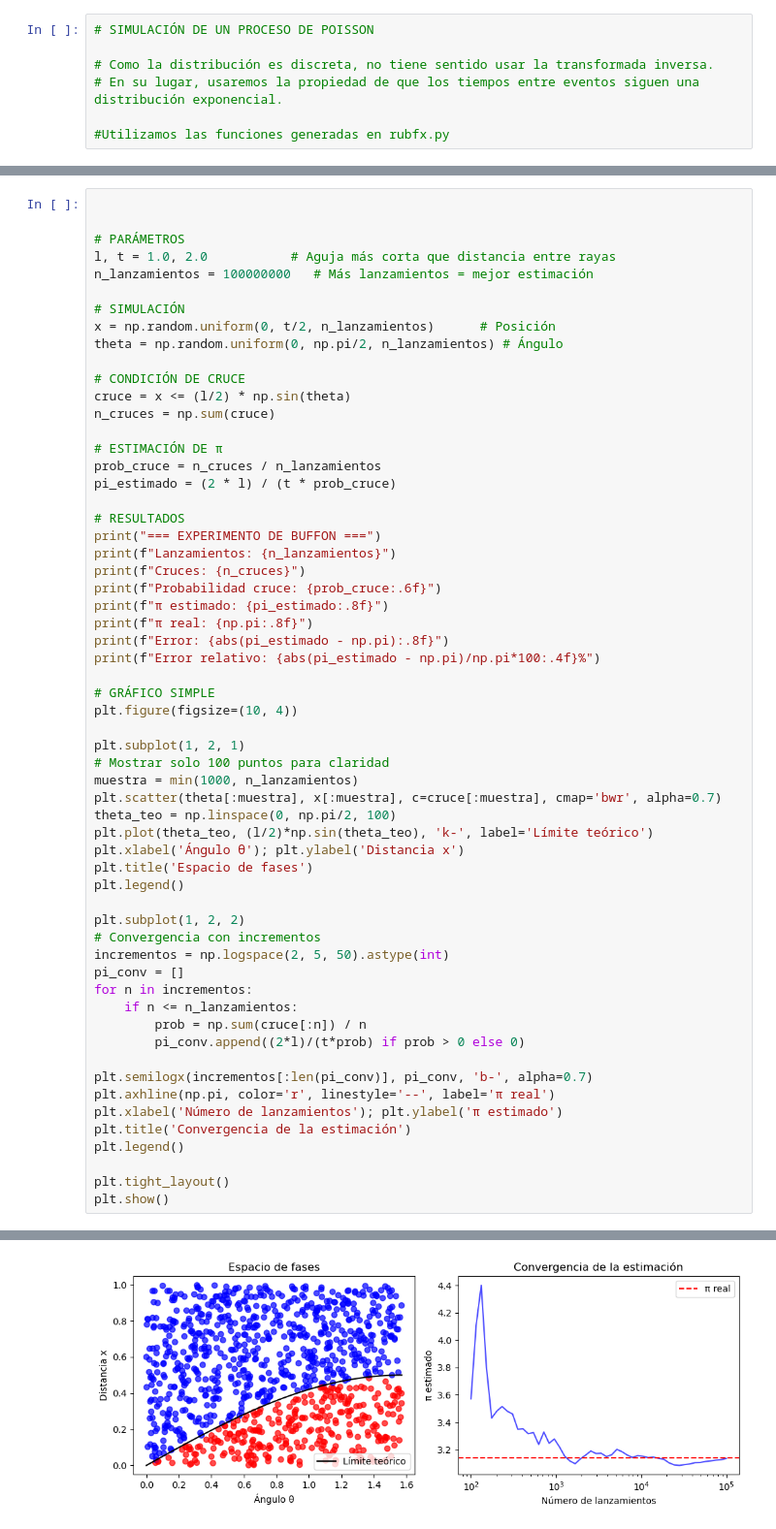
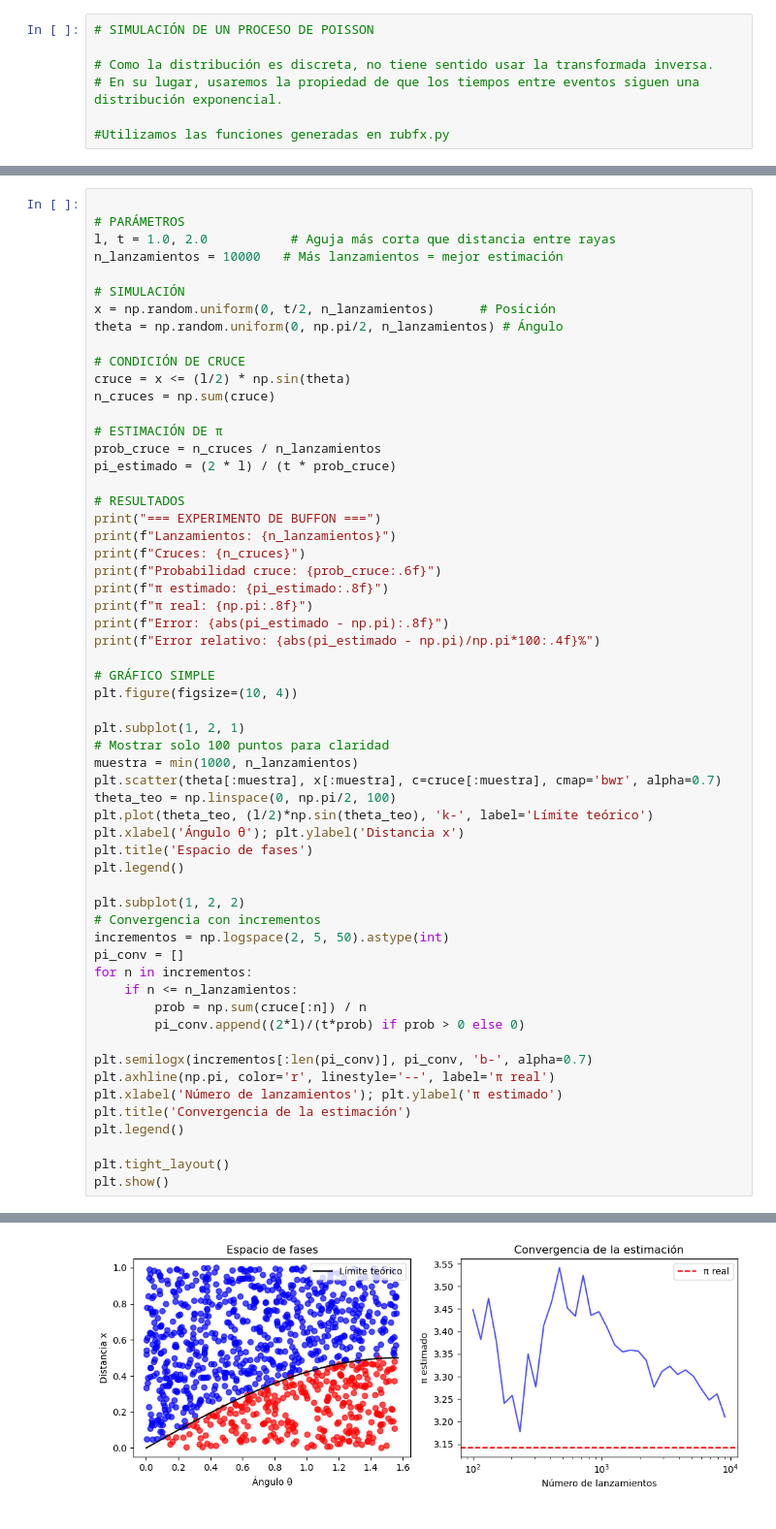
Before and after one commit to rubsanmon22/2025-unc-famaf-astro-astrometria1, a Jupyter notebook: tp2/tp2.ipynb, the cells around one changed output, grey strips where cells are left out. Shown at 97% size. Drawn from its saved outputs; the diff is of its cells as text.

```diff
--- a/tp2/tp2.ipynb
+++ b/tp2/tp2.ipynb
@@ -298,9 +298,8 @@ plt.show()
 # %%
-
 
 # PARÁMETROS
 l, t = 1.0, 2.0           # Aguja más corta que distancia entre rayas
-n_lanzamientos = 100000000   # Más lanzamientos = mejor estimación
+n_lanzamientos = 10000   # Más lanzamientos = mejor estimación
 
 # SIMULACIÓN
 x = np.random.uniform(0, t/2, n_lanzamientos)      # Posición
@@ -366,4 +365,4 @@ Error relativo: 0.0137%
-[figure, old version]
+[figure, new version]
 # %%
 
 def graficar_agujas(l, t, n_agujas=50):
```
Also changed, not shown: parts of 10 cells of this notebook.
